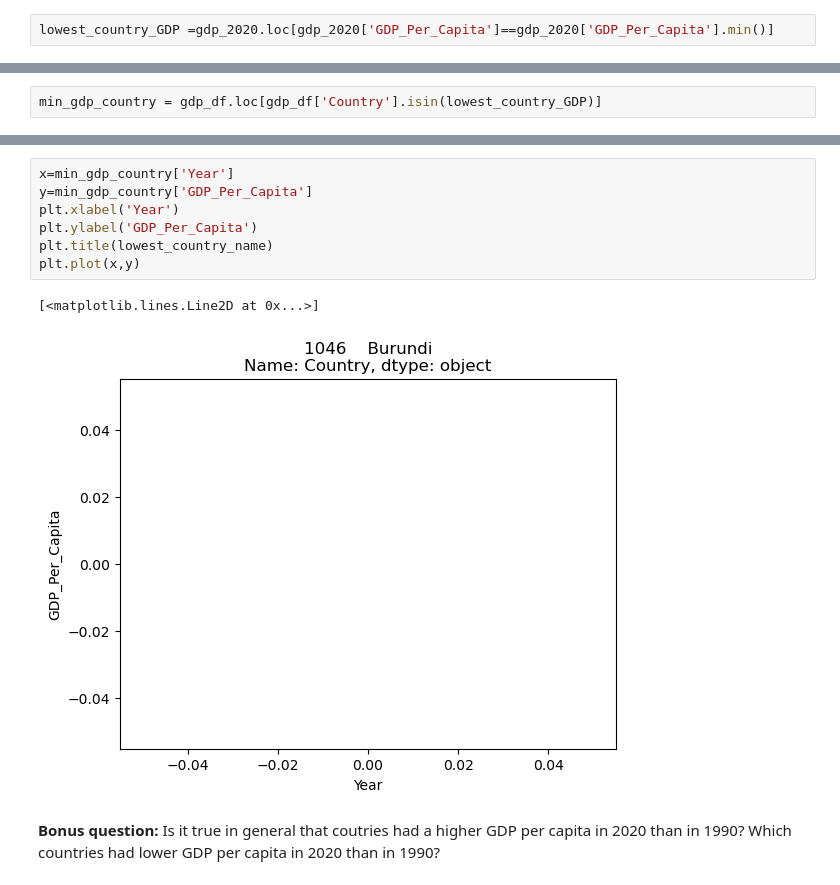
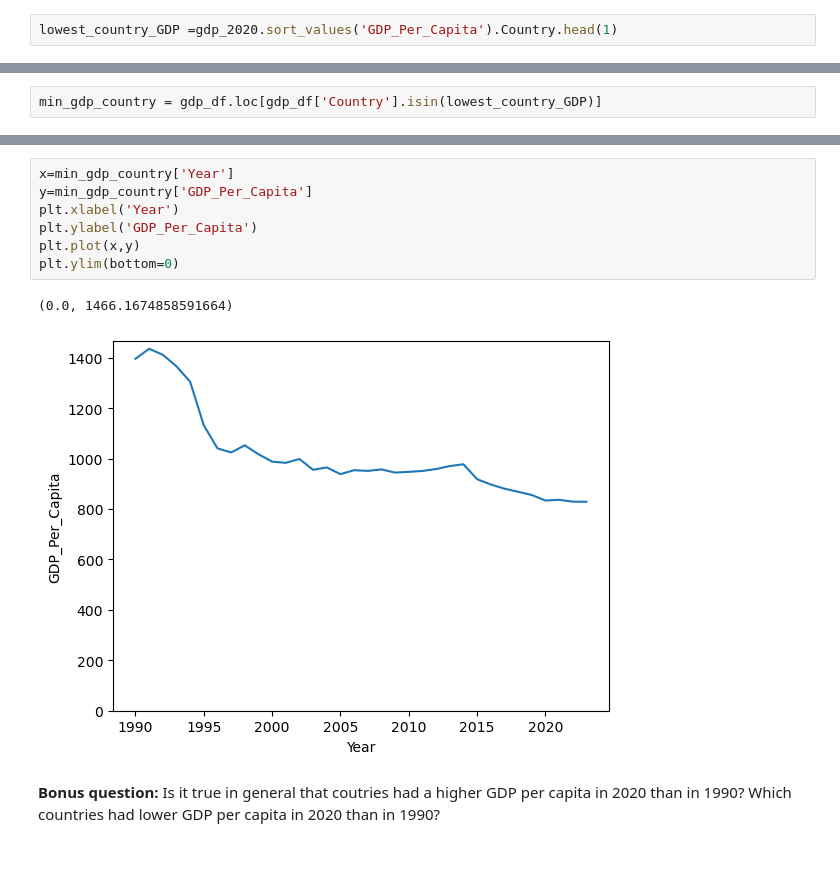
Before and after one commit to NSS-Full-Time-Data-Analytics-16/un-project-navyan0245, a Jupyter notebook: notebooks/UN_Project.ipynb, the cells around one changed output, grey strips where cells are left out. Saved outputs shown, nothing was run; the diff lists cells and outputs as text; blank space fills up the shorter version.

```diff
--- a/notebooks/UN_Project.ipynb
+++ b/notebooks/UN_Project.ipynb
@@ -314,4 +235,4 @@ GDP_Per_Capita    128256.560341
 # %% [markdown]
 13. Which country had the lowest GDP per capita in 2020? Create a plot showing how this country's GDP per capita has changed over the timespan of the dataset.
 # %%
-lowest_country_GDP =gdp_2020.loc[gdp_2020['GDP_Per_Capita']==gdp_2020['GDP_Per_Capita'].min()]
+lowest_country_GDP =gdp_2020.sort_values('GDP_Per_Capita').Country.head(1)
@@ -331,13 +261,13 @@ min_gdp_country
 # %%
 x=min_gdp_country['Year']
 y=min_gdp_country['GDP_Per_Capita']
 plt.xlabel('Year')
 plt.ylabel('GDP_Per_Capita')
-plt.title(lowest_country_name)
 plt.plot(x,y)
+plt.ylim(bottom=0)
 # %% [output]
-[<matplotlib.lines.Line2D at 0x...>]
+(0.0, 1466.1674858591664)
-[figure, old version]
+[figure, new version]
 # %% [markdown]
 **Bonus question:** Is it true in general that coutries had a higher GDP per capita in 2020 than in 1990? Which countries had lower GDP per capita in 2020 than in 1990?
 # %%
```
Also changed, not shown: parts of 47 cells of this notebook.
